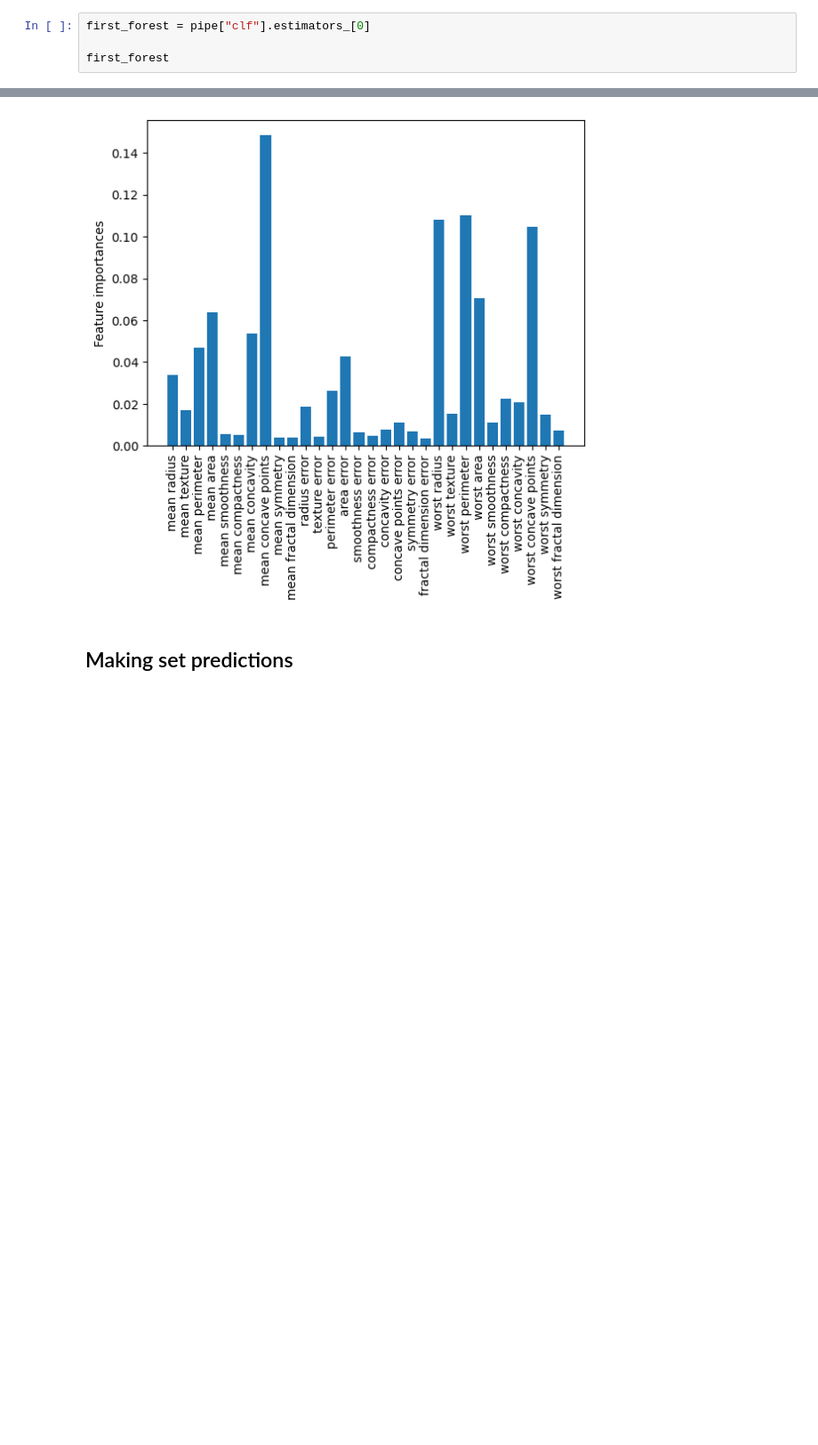
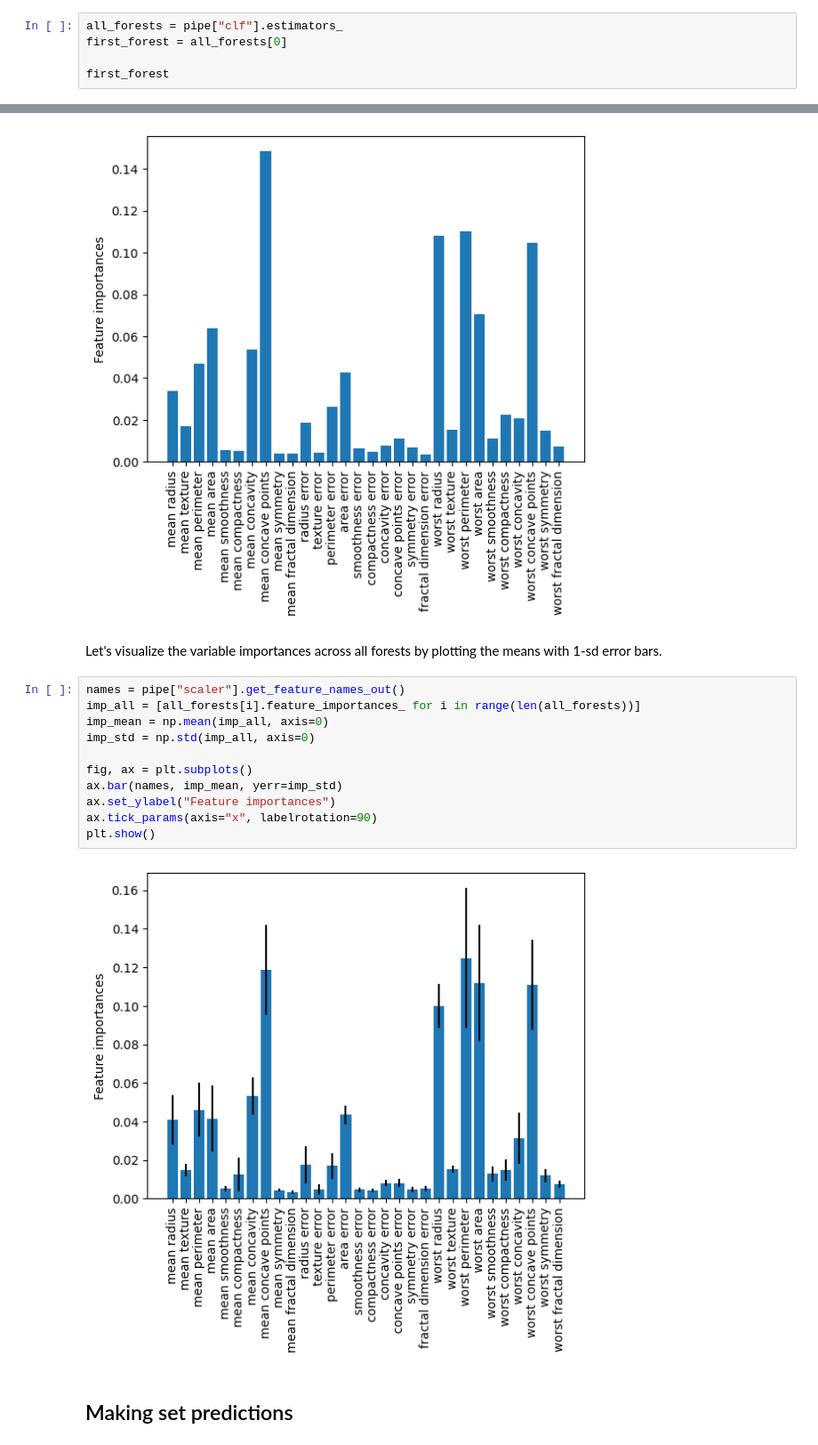
Before and after one commit to donlapark/coverforest, a Jupyter notebook: doc/classification/classification_pipeline.ipynb, the cells around one changed output, grey strips where cells are left out. Shown at 89% size. Saved outputs shown, nothing was run; the diff lists cells and outputs as text; blank space fills up the shorter version.

```diff
--- a/doc/classification/classification_pipeline.ipynb
+++ b/doc/classification/classification_pipeline.ipynb
@@ -48,7 +46,8 @@ Notice that the `fit()` method performs a hyperparameter search before the actua
 # %% [markdown]
 In constrast to scikit-learn's `RandomForestClassifier`, each subestimator in a `CoverForestClassifier(method='cv')` is a `FastRandomForestClassifier`, a modification of `RandomForestClassifier` that skips all input checks for faster training times.
 # %%
-first_forest = pipe["clf"].estimators_[0]
+all_forests = pipe["clf"].estimators_
+first_forest = all_forests[0]
 
 first_forest
 # %% [output]
@@ -82,6 +81,21 @@ ax.tick_params(axis="x", labelrotation=90)
 plt.show()
 # %% [output]
 [figure]
+# %% [markdown]
+Let's visualize the variable importances across all forests by plotting the means with 1-sd error bars.
+# %%
+names = pipe["scaler"].get_feature_names_out()
+imp_all = [all_forests[i].feature_importances_ for i in range(len(all_forests))]
+imp_mean = np.mean(imp_all, axis=0)
+imp_std = np.std(imp_all, axis=0)
+
+fig, ax = plt.subplots()
+ax.bar(names, imp_mean, yerr=imp_std)
+ax.set_ylabel("Feature importances")
+ax.tick_params(axis="x", labelrotation=90)
+plt.show()
+# %% [output]
+[figure, added]
 # %% [markdown]
 ## Making set predictions
 # %% [markdown]
```
Also changed, not shown: parts of 10 cells of this notebook, 3 other files.
